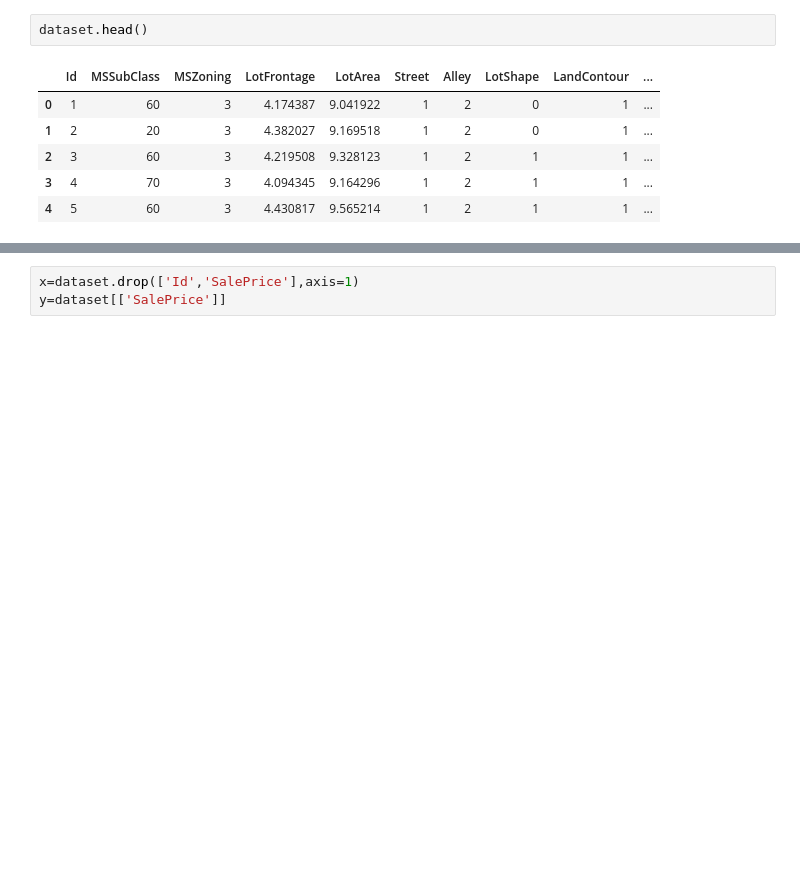
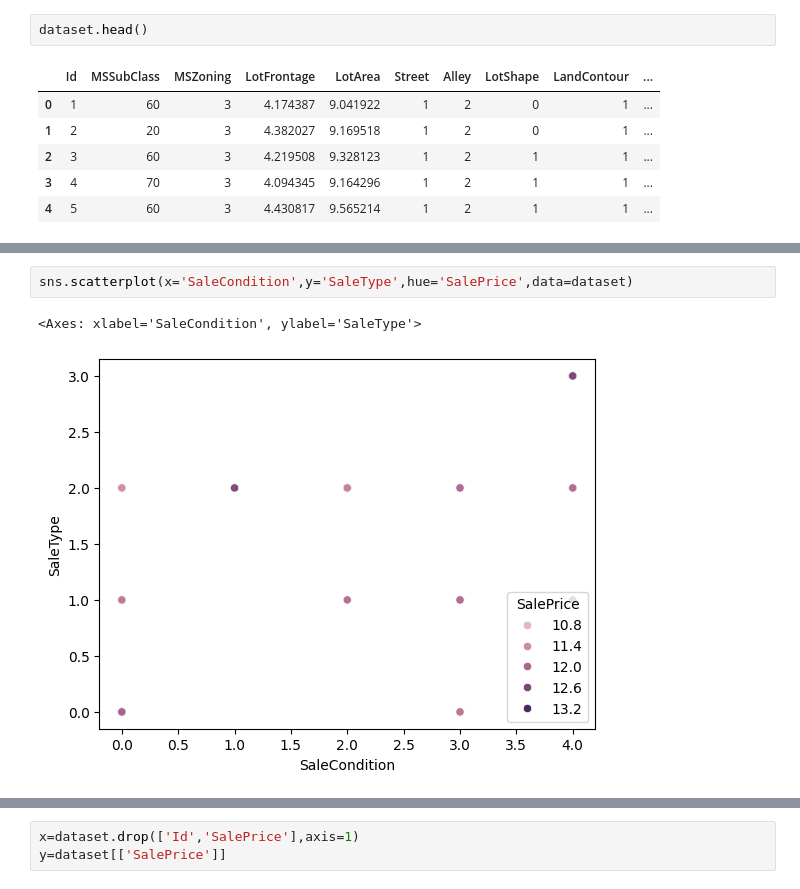
Before and after one commit to ramakrishnasankavaram/House-Price-Prediction, a Jupyter notebook: notebook/House price prediction.ipynb, the cells around one changed output, grey strips where cells are left out. Drawn from its saved outputs; the diff is of its cells as text; blank space fills up the shorter version.

```diff
--- a/notebook/House price prediction.ipynb
+++ b/notebook/House price prediction.ipynb
@@ -226,0 +240,5 @@ dataset.head()
+# %%
+sns.scatterplot(x='SaleCondition',y='SaleType',hue='SalePrice',data=dataset)
+# %% [output]
+<Axes: xlabel='SaleCondition', ylabel='SaleType'>
+[figure, added]
```
Also changed, not shown: parts of 9 cells of this notebook.
